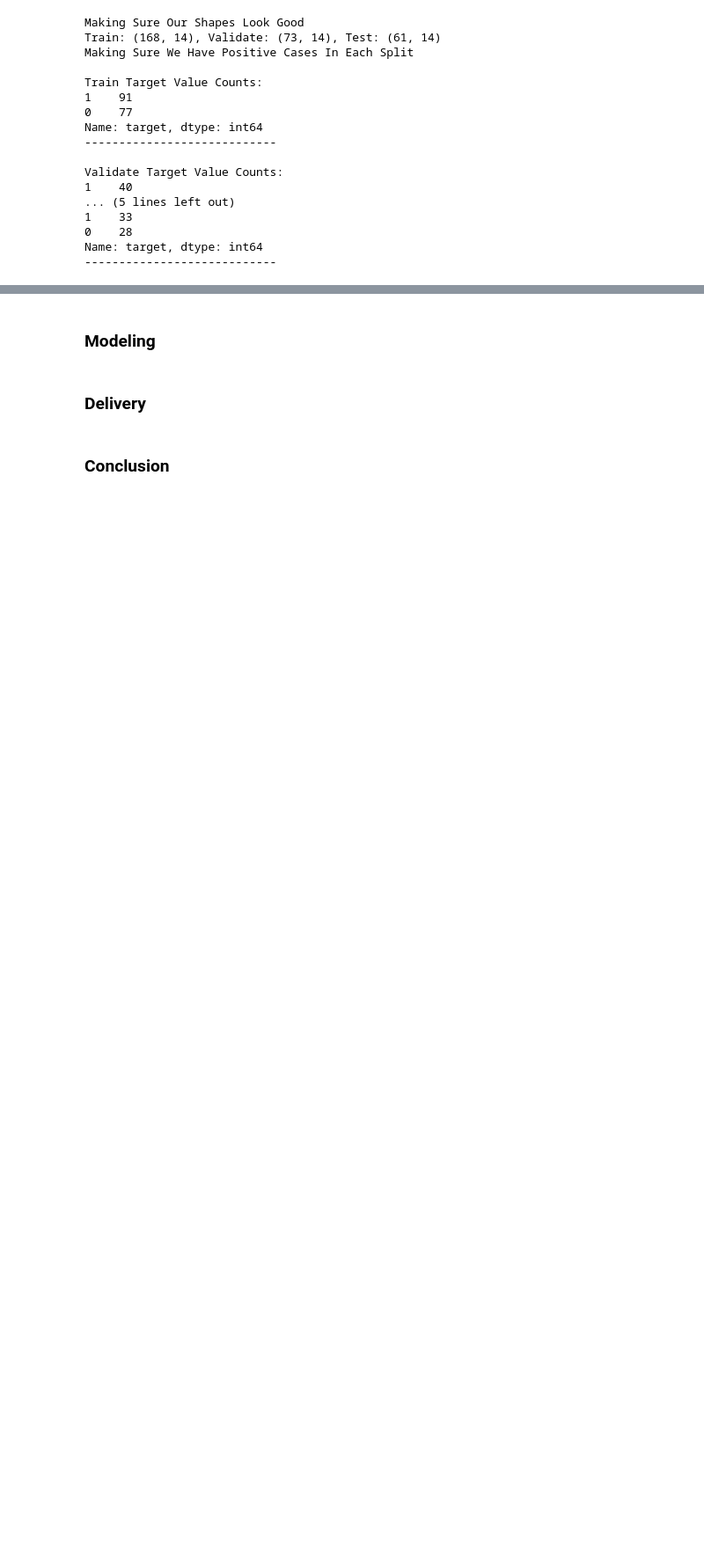
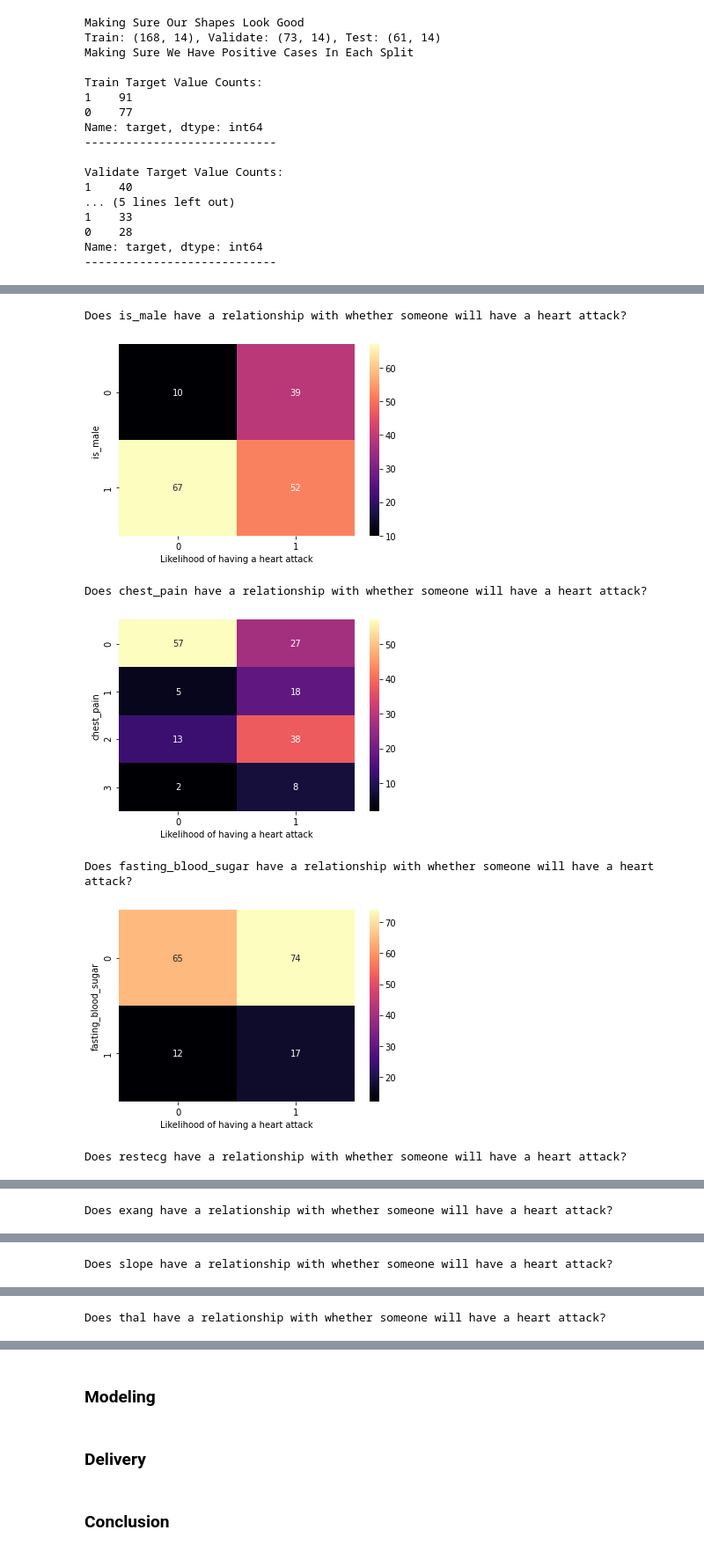
Before and after one commit to lupeluna/Heart_Attack_Possibility, a Jupyter notebook: Heart_Attack.ipynb, the cells around one changed output, grey strips where cells are left out. Shown at 88% size. Saved outputs shown, nothing was run; the diff lists cells and outputs as text; code cells hidden in the pictures; blank space fills up the shorter version.

```diff
--- a/Heart_Attack.ipynb
+++ b/Heart_Attack.ipynb
@@ -170,0 +201,15 @@ for col in cat_vars:
+# %%
+for col in cat_vars:
+    ctab = pd.crosstab(train[col], train.target)
+    print(f'Does {col} have a relationship with whether someone will have a heart attack?')
+    sns.heatmap(data=ctab, annot=True, cmap='magma')
+    plt.xlabel('Likelihood of having a heart attack')
+    plt.show()
+# %% [output]
+Does is_male have a relationship with whether someone will have a heart attack?
+[figure, added]
+Does chest_pain have a relationship with whether someone will have a heart attack?
+[figure, added]
+Does fasting_blood_sugar have a relationship with whether someone will have a heart attack?
+[figure, added]
+Does restecg have a relationship with whether someone will have a heart attack?
@@ -170,0 +217 @@ for col in cat_vars:
+Does exang have a relationship with whether someone will have a heart attack?
@@ -170,0 +219 @@ for col in cat_vars:
+Does slope have a relationship with whether someone will have a heart attack?
@@ -170,0 +221 @@ for col in cat_vars:
+Does thal have a relationship with whether someone will have a heart attack?
```
Also changed, not shown: parts of 12 cells of this notebook.
